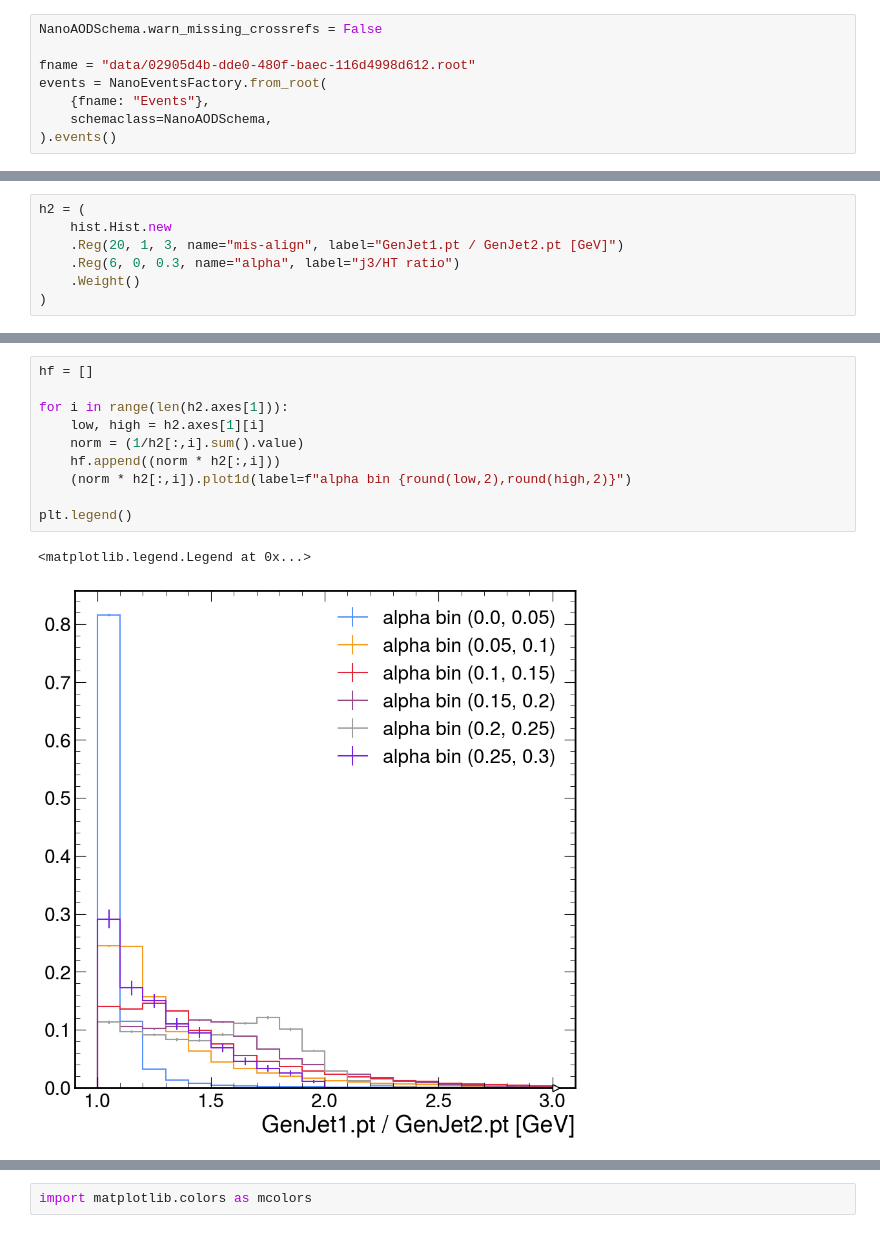
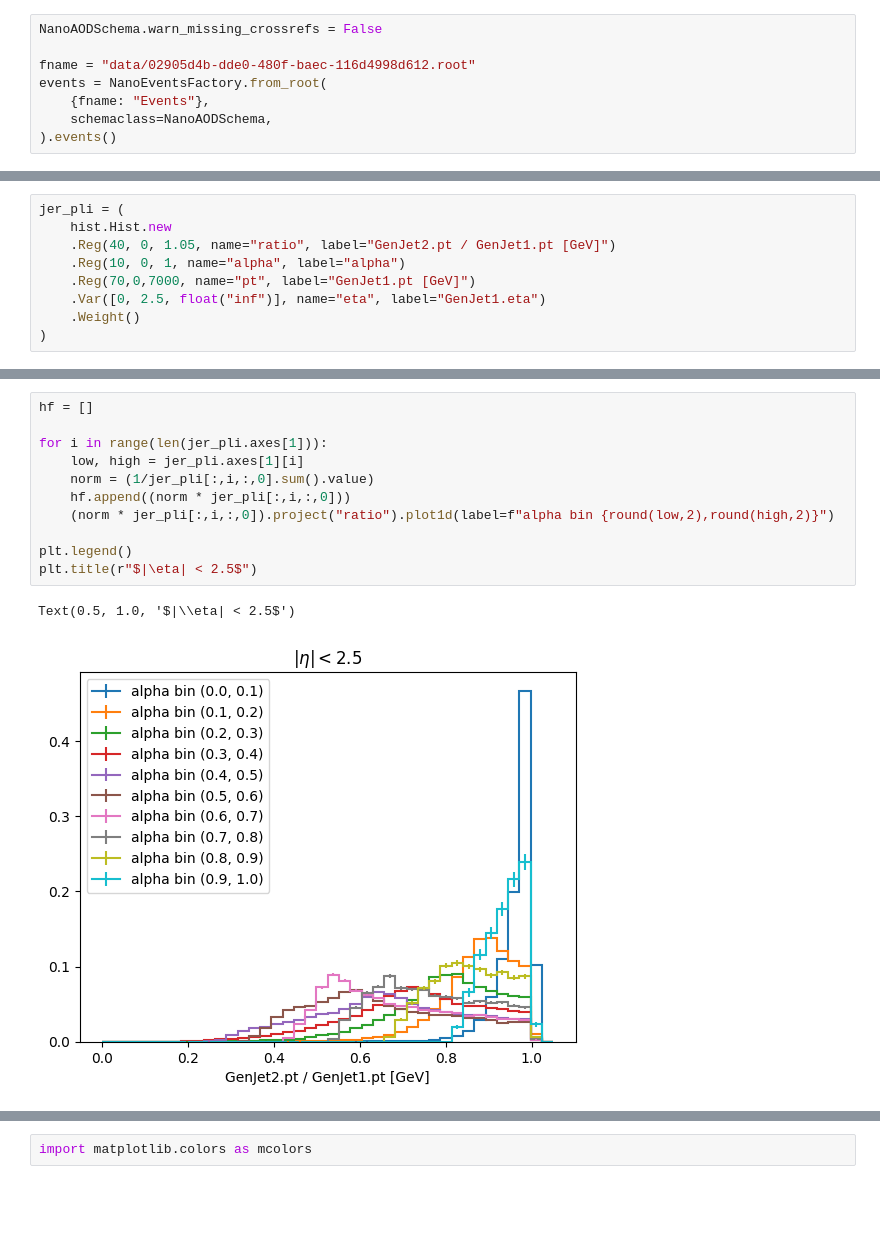
Before and after one commit to jslawless/jec-calc, a Jupyter notebook: playground.ipynb, the cells around one changed output, grey strips where cells are left out. Saved outputs shown, nothing was run; the diff lists cells and outputs as text; blank space fills up the shorter version.

```diff
--- a/playground.ipynb
+++ b/playground.ipynb
@@ -47,8 +47,10 @@ h.plot1d()
 # %%
-h2 = (
+jer_pli = (
     hist.Hist.new
-    .Reg(20, 1, 3, name="mis-align", label="GenJet1.pt / GenJet2.pt [GeV]")
-    .Reg(6, 0, 0.3, name="alpha", label="j3/HT ratio")
+    .Reg(40, 0, 1.05, name="ratio", label="GenJet2.pt / GenJet1.pt [GeV]")
+    .Reg(10, 0, 1, name="alpha", label="alpha")
+    .Reg(70,0,7000, name="pt", label="GenJet1.pt [GeV]")
+    .Var([0, 2.5, float("inf")], name="eta", label="GenJet1.eta")
     .Weight()
 )
 # %%
@@ -69,13 +75,14 @@ ColormeshArtists(pcolormesh=<matplotlib.collections.QuadMesh object at 0x...>, c
 # %%
 hf = []
 
-for i in range(len(h2.axes[1])):
-    low, high = h2.axes[1][i]
-    norm = (1/h2[:,i].sum().value)
-    hf.append((norm * h2[:,i]))
-    (norm * h2[:,i]).plot1d(label=f"alpha bin {round(low,2),round(high,2)}")
+for i in range(len(jer_pli.axes[1])):
+    low, high = jer_pli.axes[1][i]
+    norm = (1/jer_pli[:,i,:,0].sum().value)
+    hf.append((norm * jer_pli[:,i,:,0]))
+    (norm * jer_pli[:,i,:,0]).project("ratio").plot1d(label=f"alpha bin {round(low,2),round(high,2)}")
 
 plt.legend()
+plt.title(r"$|\eta| < 2.5$")
 # %% [output]
-<matplotlib.legend.Legend at 0x...>
+Text(0.5, 1.0, '$|\\eta| < 2.5$')
-[figure, old version]
+[figure, new version]
```
Also changed, not shown: parts of 11 cells of this notebook.
